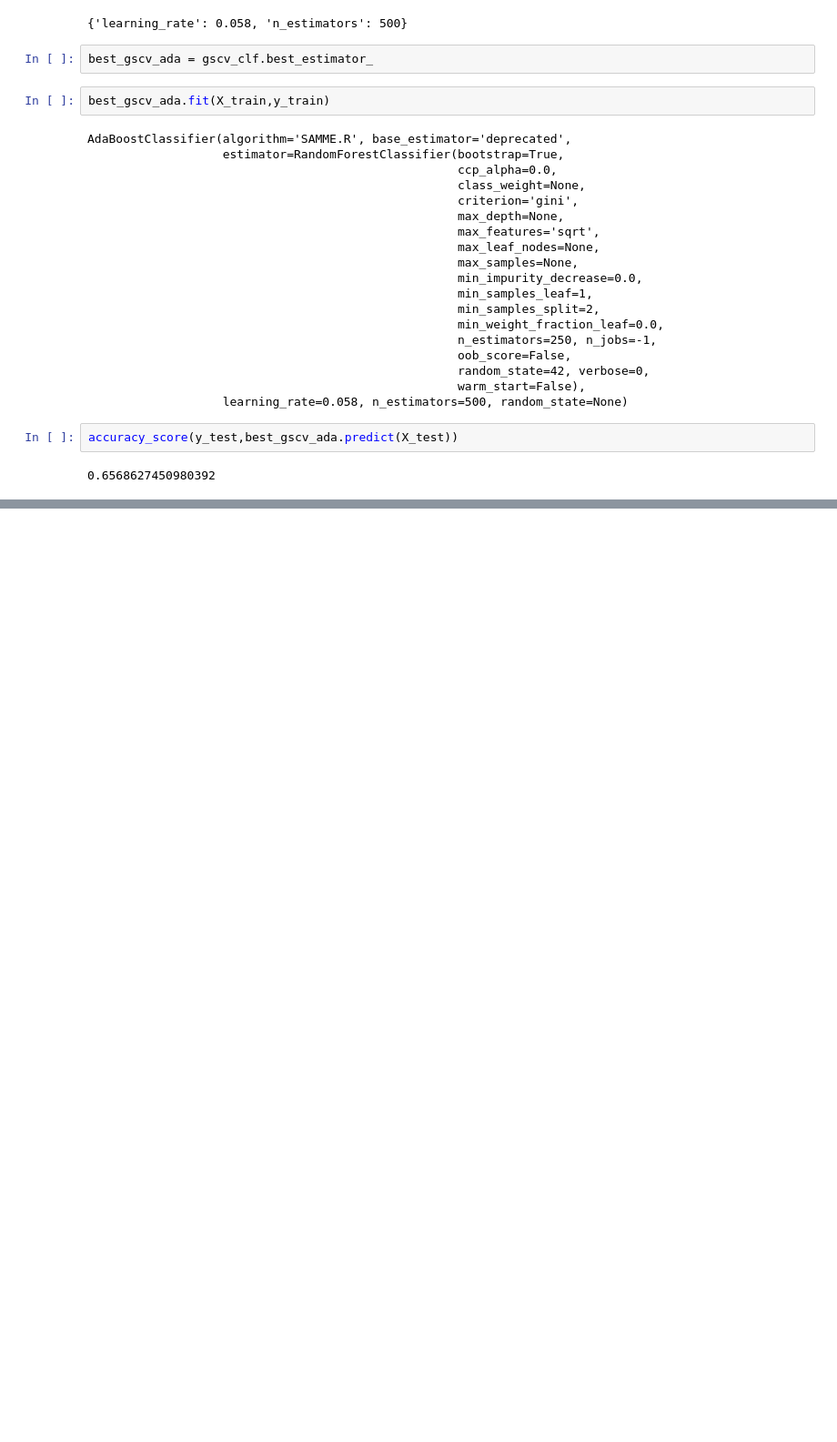
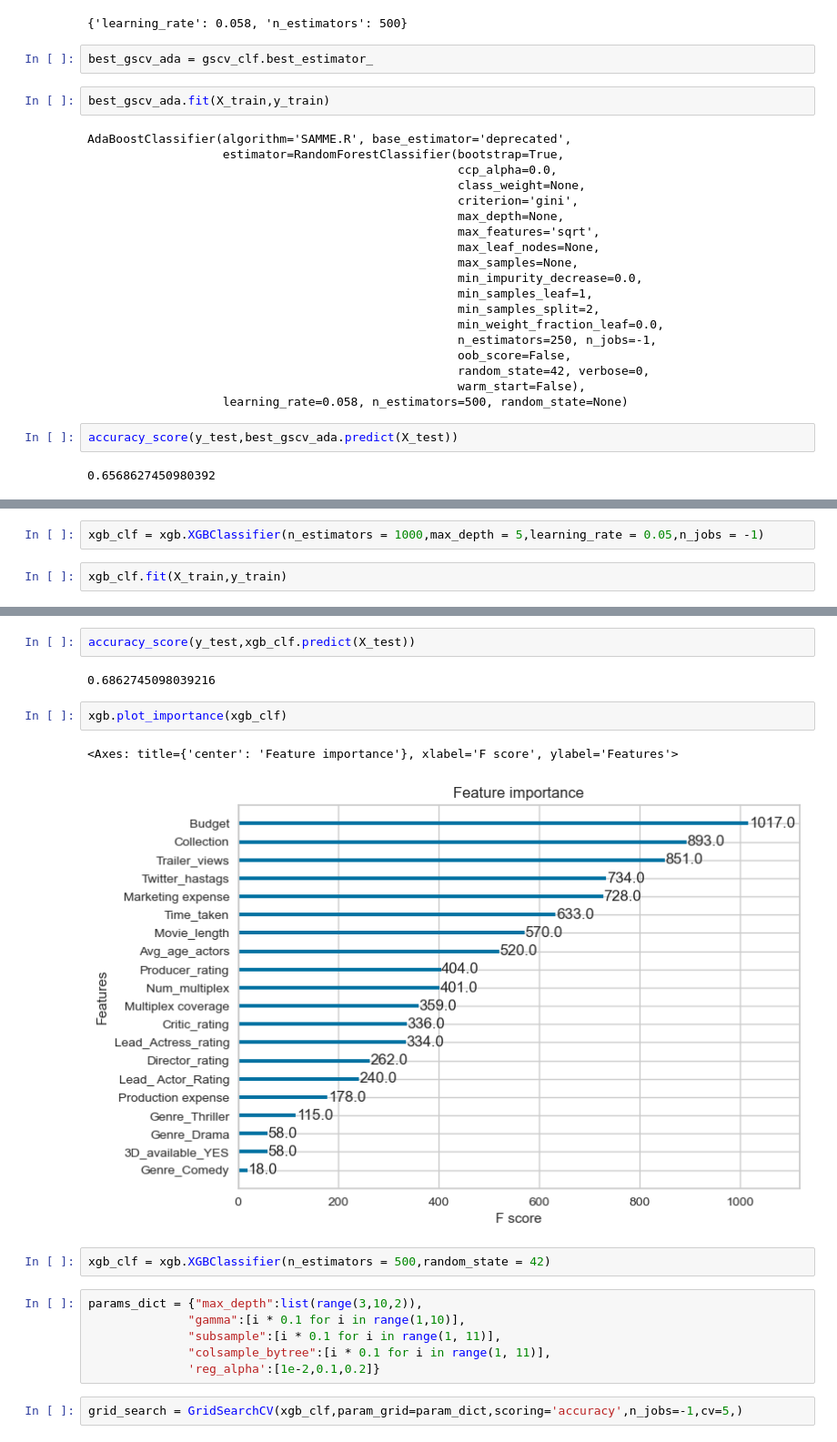
Before and after one commit to Nanda-Kiran-Royal/ML_practice, a Jupyter notebook: Decision_Tree.ipynb, the cells around one changed output, grey strips where cells are left out. Shown at 91% size. Drawn from its saved outputs; the diff is of its cells as text; blank space fills up the shorter version.

```diff
--- a/Decision_Tree.ipynb
+++ b/Decision_Tree.ipynb
@@ -1177,0 +1188,4 @@ accuracy_score(y_test,best_gscv_ada.predict(X_test))
+# %%
+xgb_clf = xgb.XGBClassifier(n_estimators = 1000,max_depth = 5,learning_rate = 0.05,n_jobs = -1)
+# %%
+xgb_clf.fit(X_train,y_train)
@@ -1177,0 +1204,19 @@ accuracy_score(y_test,best_gscv_ada.predict(X_test))
+# %%
+accuracy_score(y_test,xgb_clf.predict(X_test))
+# %% [output]
+0.6862745098039216
+# %%
+xgb.plot_importance(xgb_clf)
+# %% [output]
+<Axes: title={'center': 'Feature importance'}, xlabel='F score', ylabel='Features'>
+[figure, added]
+# %%
+xgb_clf = xgb.XGBClassifier(n_estimators = 500,random_state = 42)
+# %%
+params_dict = {"max_depth":list(range(3,10,2)),
+              "gamma":[i * 0.1 for i in range(1,10)],
+              "subsample":[i * 0.1 for i in range(1, 11)],
+              "colsample_bytree":[i * 0.1 for i in range(1, 11)],
+              'reg_alpha':[1e-2,0.1,0.2]}
+# %%
+grid_search = GridSearchCV(xgb_clf,param_grid=param_dict,scoring='accuracy',n_jobs=-1,cv=5,)
```
Also changed, not shown: parts of 5 cells of this notebook.
